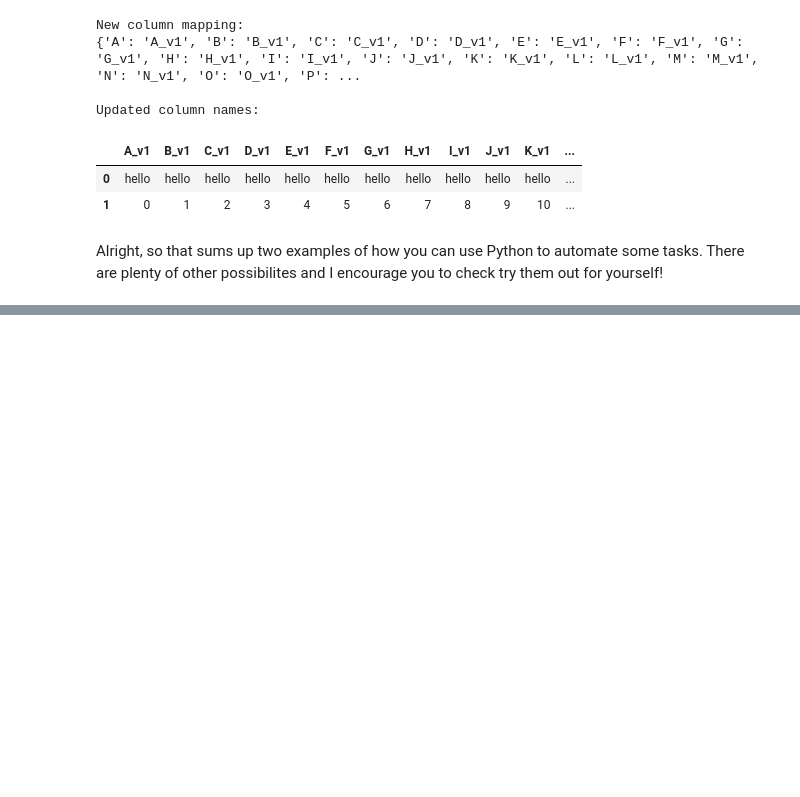
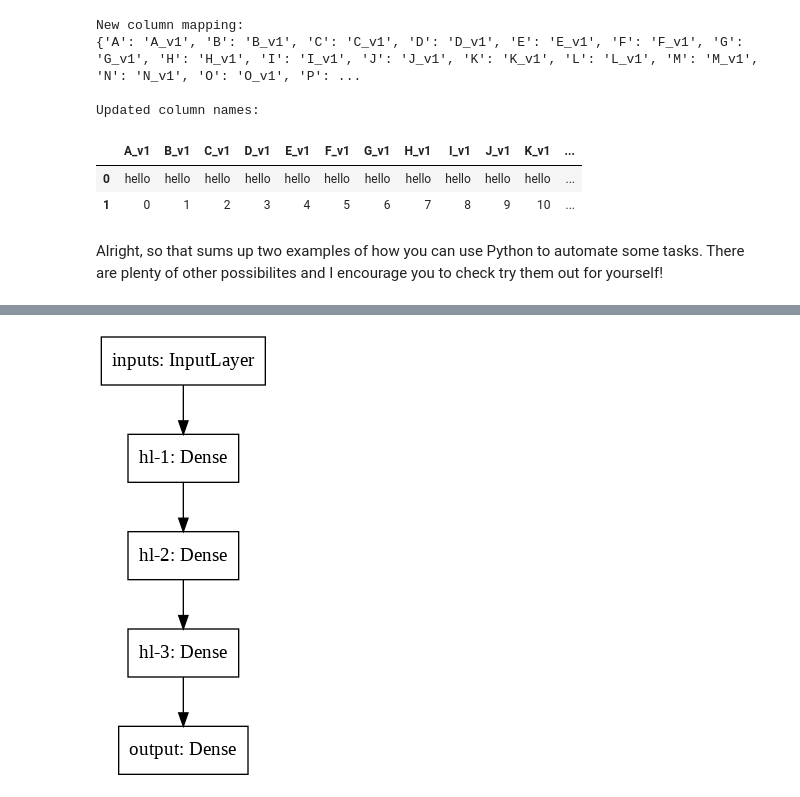
Before and after one commit to ZacharyKahn16/Coding-for-engineers-and-business, a Jupyter notebook: Coding_For_Engineers.ipynb, the cells around one changed output, grey strips where cells are left out. Cells and saved outputs as stored; diff of their text form; code cells hidden in the pictures; blank space fills up the shorter version.

```diff
--- a/Coding_For_Engineers.ipynb
+++ b/Coding_For_Engineers.ipynb
@@ -277,0 +318,7 @@ We will use [scipy](https://www.scipy.org/) to do this.
+# %%
+# Import data from spreadsheet
+# We'll use pandas again here
+training_data = pd.read_csv('/content/sample_data/california_housing_train.csv')
+training_data.head()
+test_data = pd.read_csv('/content/sample_data/california_housing_test.csv')
+test_data.head()
@@ -277,0 +332,9 @@ We will use [scipy](https://www.scipy.org/) to do this.
+# %%
+def getXandY(df):
+  x = df.iloc[:,:-1]
+  y = df.iloc[:,-1:]
+  return (x, y)
+# %%
+# Split into x (input features) and y (output result)
+x_train, y_train = getXandY(training_data)
+x_test, y_test = getXandY(test_data)
@@ -277,0 +353,14 @@ We will use [scipy](https://www.scipy.org/) to do this.
+# %%
+# Build Neural Net Architecture
+inputs = keras.Input(shape=(x_train.shape[1],), name='inputs')
+x = layers.Dense(32, activation='relu', name='hl-1')(inputs)
+x = layers.Dense(32, activation='relu', name='hl-2')(x)
+x = layers.Dense(32, activation='relu', name='hl-3')(x)
+output = layers.Dense(1, name='output')(x)
+
+model = keras.Model(inputs=inputs, outputs=output, name='house-price-pred-model')
+# %%
+# Print out model architecture
+keras.utils.plot_model(model, 'house_price_model.png')
+# %% [output]
+[figure, added]
```
Also changed, not shown: parts of 22 cells of this notebook.
